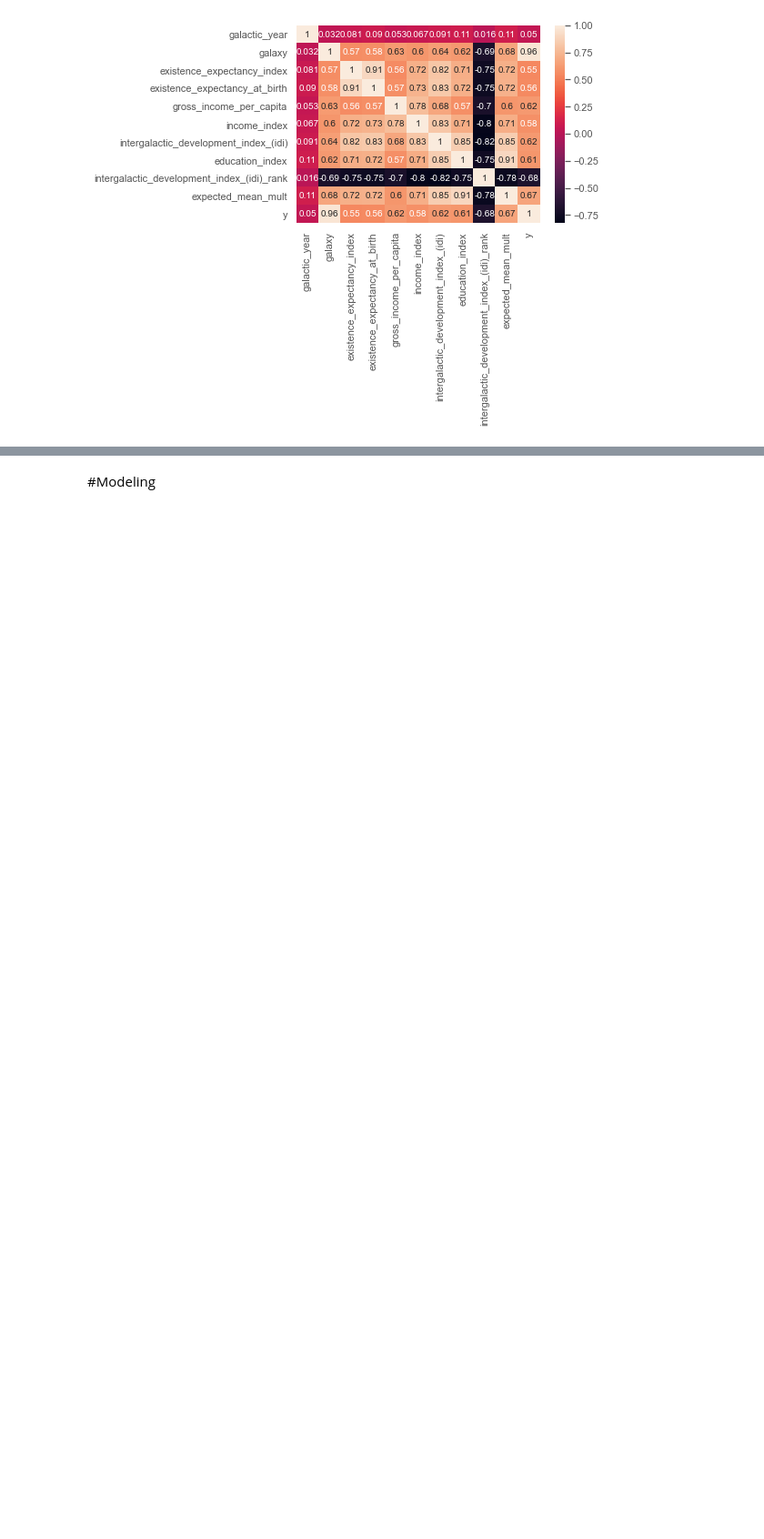
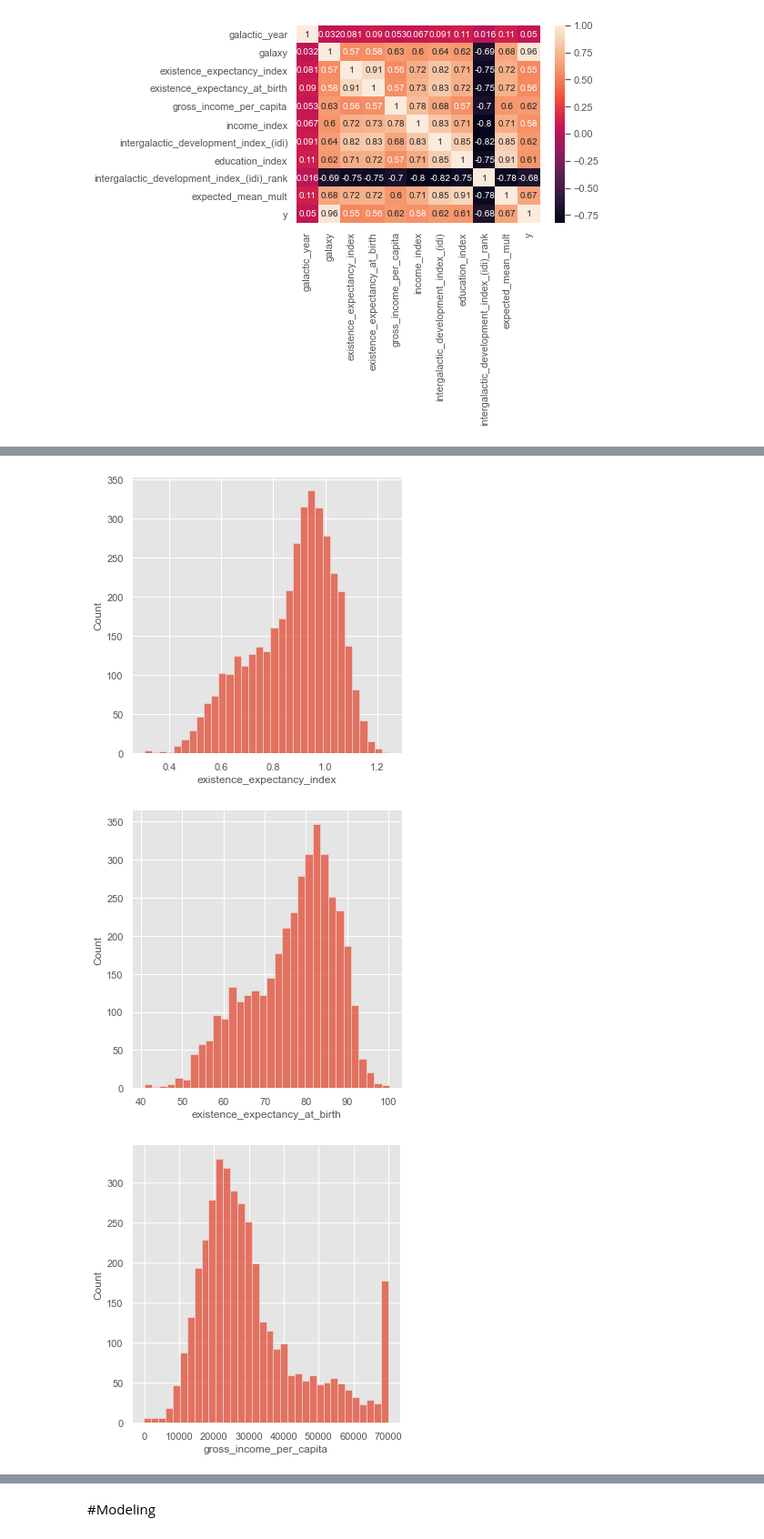
Before and after one commit to kamalzada/Python-codes, a Jupyter notebook: git_repository/Python-capstone-data2.ipynb, the cells around one changed output, grey strips where cells are left out. Shown at 91% size. Saved outputs shown, nothing was run; the diff lists cells and outputs as text; code cells hidden in the pictures; blank space fills up the shorter version.

```diff
--- a/git_repository/Python-capstone-data2.ipynb
+++ b/git_repository/Python-capstone-data2.ipynb
@@ -374,9 +374,3 @@ df.drop('intergalactic_development_index_(idi)_rank', axis=1, inplace=True)
 # %%
 #2 index columns(income and education) derive the IDI column, so we have no need of them
 df.drop(['income_index', 'education_index'], axis=1, inplace=True)
-# %%
-#Let's view the boxplot distributions of the remaining continuous variables
-cols = df.columns[2:-1]
-for f in cols:
-    sns.boxplot(df[f])
-    plt.show()
@@ -388,0 +390,10 @@ for f in cols:
+# %%
+#Let's view the histogram distributions of the remaining continuous features
+cols = df.columns[2:-1]
+for f in cols:
+    sns.displot(df[f])
+    plt.show()
+# %% [output]
+[figure, added]
+[figure, added]
+[figure, added]
```
Also changed, not shown: parts of 8 cells of this notebook.
